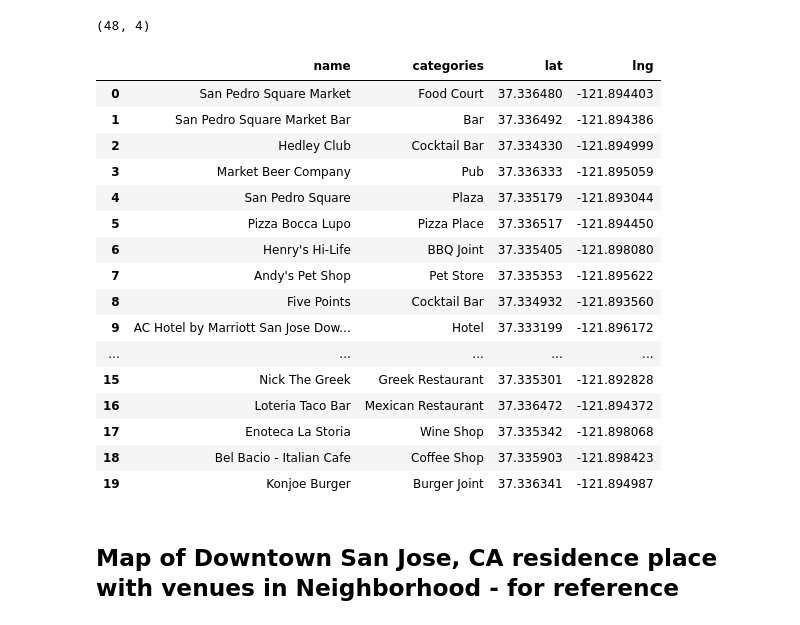
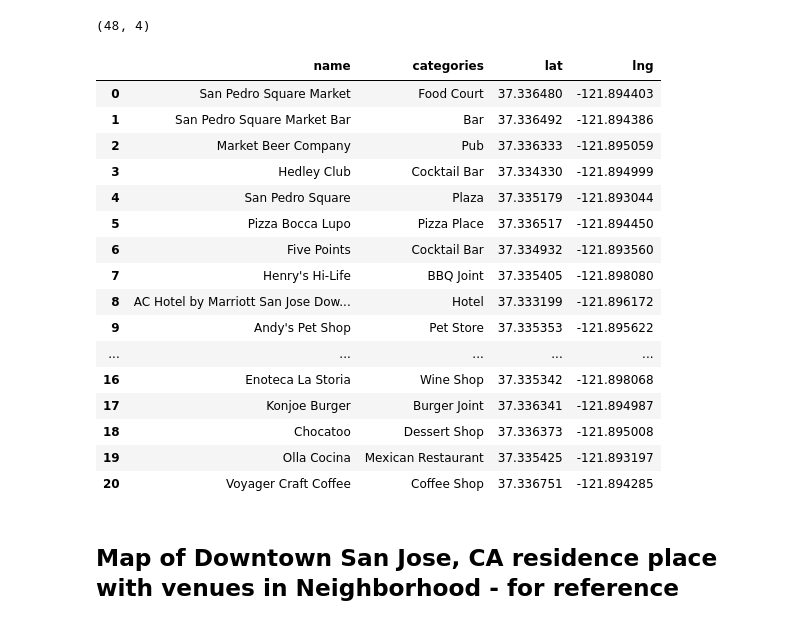
Before and after one commit to QJafri/Coursera_Capstone, a Jupyter notebook: The Battle of the Neighborhoods (Week 2).ipynb, the cells around one changed output. Cells and saved outputs as stored; diff of their text form; code cells hidden in the pictures.

```diff
--- a/The Battle of the Neighborhoods (Week 2).ipynb
+++ b/The Battle of the Neighborhoods (Week 2).ipynb
@@ -271,26 +275,26 @@ SGnearby_venues.shape
 # %% [output]
 (48, 4)
 # %%
-# Venues near current Singapore residence place
-SGnearby_venues.head(20)
+# Venues near current San Jose residence place
+SGnearby_venues.head(21)
 # %% [output]
 |  | name | categories | lat | lng |
 | 0 | San Pedro Square Market | Food Court | 37.336480 | -121.894403 |
 | 1 | San Pedro Square Market Bar | Bar | 37.336492 | -121.894386 |
-| 2 | Hedley Club | Cocktail Bar | 37.334330 | -121.894999 |
-| 3 | Market Beer Company | Pub | 37.336333 | -121.895059 |
+| 2 | Market Beer Company | Pub | 37.336333 | -121.895059 |
+| 3 | Hedley Club | Cocktail Bar | 37.334330 | -121.894999 |
 | 4 | San Pedro Square | Plaza | 37.335179 | -121.893044 |
 | 5 | Pizza Bocca Lupo | Pizza Place | 37.336517 | -121.894450 |
-| 6 | Henry's Hi-Life | BBQ Joint | 37.335405 | -121.898080 |
-| 7 | Andy's Pet Shop | Pet Store | 37.335353 | -121.895622 |
-| 8 | Five Points | Cocktail Bar | 37.334932 | -121.893560 |
-| 9 | AC Hotel by Marriott San Jose Dow... | Hotel | 37.333199 | -121.896172 |
+| 6 | Five Points | Cocktail Bar | 37.334932 | -121.893560 |
+| 7 | Henry's Hi-Life | BBQ Joint | 37.335405 | -121.898080 |
+| 8 | AC Hotel by Marriott San Jose Dow... | Hotel | 37.333199 | -121.896172 |
+| 9 | Andy's Pet Shop | Pet Store | 37.335353 | -121.895622 |
 | ... | ... | ... | ... | ... |
-| 15 | Nick The Greek | Greek Restaurant | 37.335301 | -121.892828 |
-| 16 | Loteria Taco Bar | Mexican Restaurant | 37.336472 | -121.894372 |
-| 17 | Enoteca La Storia | Wine Shop | 37.335342 | -121.898068 |
-| 18 | Bel Bacio - Italian Cafe | Coffee Shop | 37.335903 | -121.898423 |
-| 19 | Konjoe Burger | Burger Joint | 37.336341 | -121.894987 |
+| 16 | Enoteca La Storia | Wine Shop | 37.335342 | -121.898068 |
+| 17 | Konjoe Burger | Burger Joint | 37.336341 | -121.894987 |
+| 18 | Chocatoo | Dessert Shop | 37.336373 | -121.895008 |
+| 19 | Olla Cocina | Mexican Restaurant | 37.335425 | -121.893197 |
+| 20 | Voyager Craft Coffee | Coffee Shop | 37.336751 | -121.894285 |
 # %% [markdown]
 ## Map of Downtown San Jose, CA residence place with venues in Neighborhood - for reference
 # %%
```
Also changed, not shown: parts of 8 cells of this notebook.
